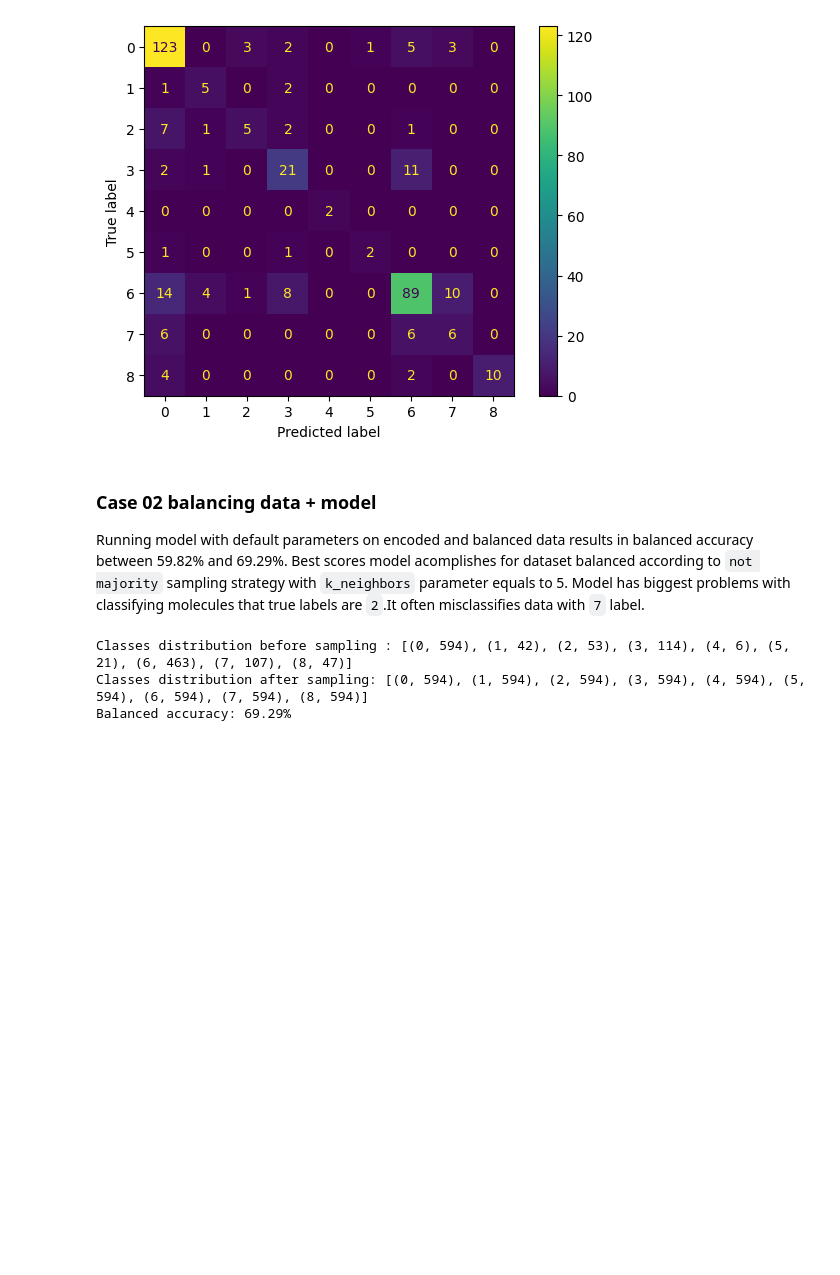
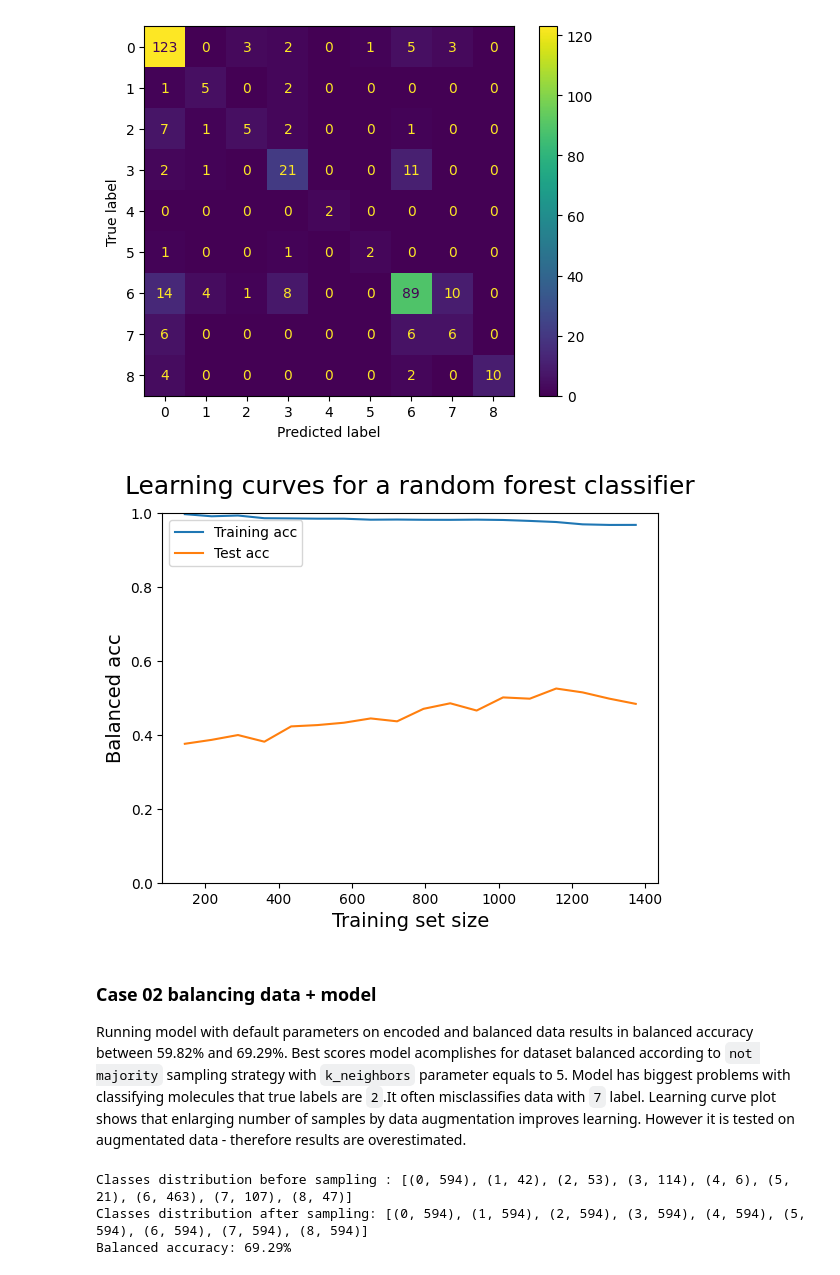
Before and after one commit to Bognanna/Molecular-Tastants, a Jupyter notebook: main.ipynb, the cells around one changed output. Cells and saved outputs as stored; diff of their text form; code cells hidden in the pictures; blank space fills up the shorter version.

```diff
--- a/main.ipynb
+++ b/main.ipynb
@@ -220,10 +250,14 @@ acc = evaluate_model(y_test, y_pred)
 # %% [output]
 Balanced accuracy: 62.22%
 [figure]
+# %%
+show_learning_curves(X, y)
+# %% [output]
+[figure, added]
 # %% [markdown]
 ### Case 02 balancing data + model
 
-Running model with default parameters on encoded and balanced data results in balanced accuracy between 59.82% and 69.29%. Best scores model acomplishes for dataset balanced according to `not majority` sampling strategy with `k_neighbors` parameter equals to 5. Model has biggest problems with classifying molecules that true labels are `2`.It often misclassifies data with `7` label.
+Running model with default parameters on encoded and balanced data results in balanced accuracy between 59.82% and 69.29%. Best scores model acomplishes for dataset balanced according to `not majority` sampling strategy with `k_neighbors` parameter equals to 5. Model has biggest problems with classifying molecules that true labels are `2`.It often misclassifies data with `7` label. Learning curve plot shows that enlarging number of samples by data augmentation improves learning. However it is tested on augmentated data - therefore results are overestimated.
 # %%
 X_resampled, y_resampled = balance_classes(X_train, y_train, k_neighbors=5)
 
```
Also changed, not shown: parts of 18 cells of this notebook.
